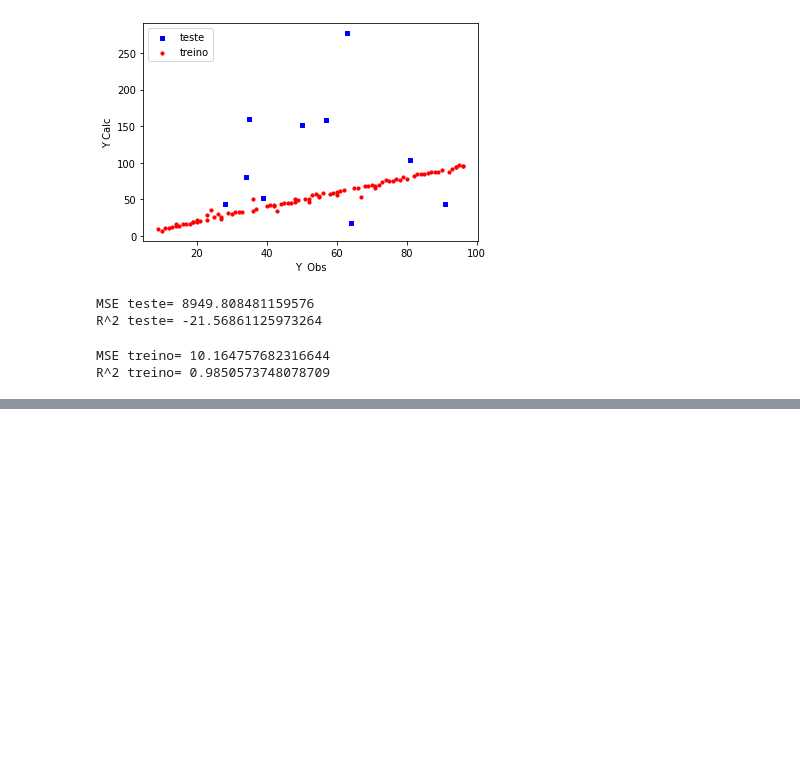
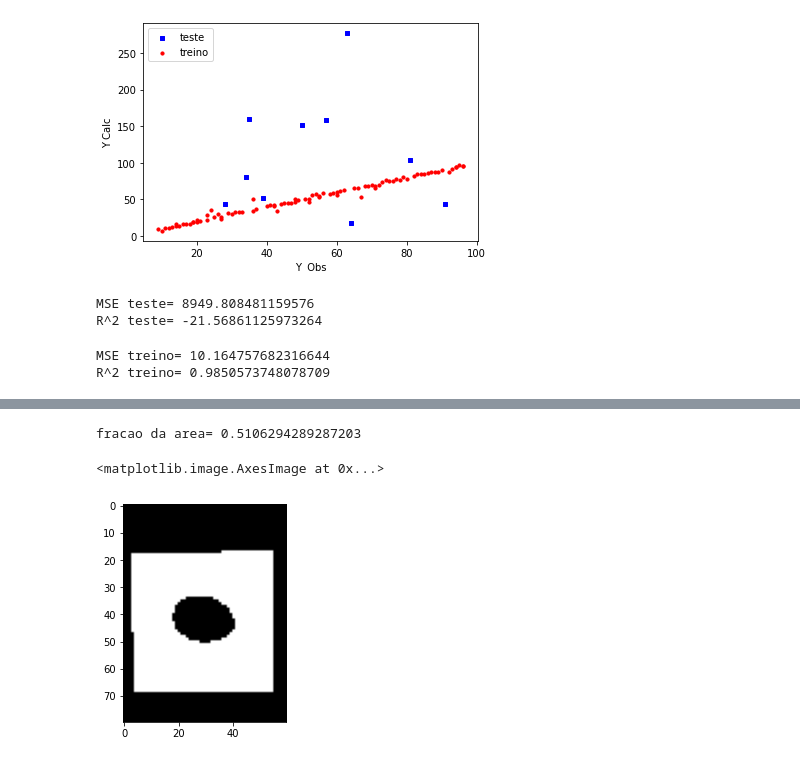
Before and after one commit to ucfilho/-vichebling2810, a Jupyter notebook: Fruta_Bexiga/frutas_bexiga_parte_07_nov_12_2021.ipynb, the cells around one changed output, grey strips where cells are left out. Drawn from its saved outputs; the diff is of its cells as text; code cells hidden in the pictures; blank space fills up the shorter version.

```diff
--- a/Fruta_Bexiga/frutas_bexiga_parte_07_nov_12_2021.ipynb
+++ b/Fruta_Bexiga/frutas_bexiga_parte_07_nov_12_2021.ipynb
@@ -248,14 +249,3 @@ print("R^2 treino=",R2)
 # %% [output]
 MSE treino= 10.164757682316644
 R^2 treino= 0.9850573748078709
-# %%
-img = original_down[1]
-(rows, cols) =img.shape
-
-for i in range(rows):
-  for j in range(cols):
-    if(img[i,j]>100):
-      img[i,j]=0
-
-RGB_img = cv2.cvtColor(img, cv2.COLOR_BGR2RGB)
-plt.imshow(RGB_img)
@@ -304,0 +305,15 @@ plt.imshow(RGB_img)
+# %%
+img = original_down[5]
+
+img_fruit, img_total, frac = area(img)
+
+print('fracao da area=',frac)
+# %% [output]
+fracao da area= 0.5106294289287203
+# %%
+RGB_img = cv2.cvtColor(img_fruit, cv2.COLOR_BGR2RGB)
+fruit = np.sum(RGB_img.ravel())
+plt.imshow(RGB_img)
+# %% [output]
+<matplotlib.image.AxesImage at 0x...>
+[figure, added]
```
Also changed, not shown: parts of 6 cells of this notebook.
